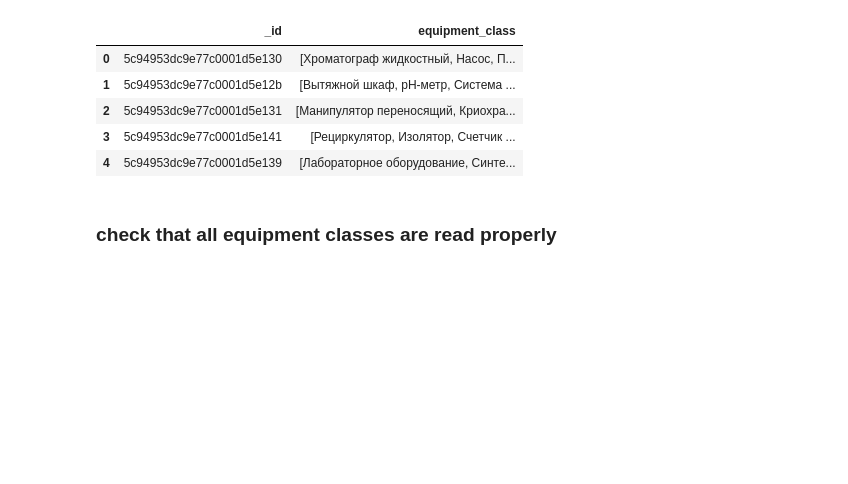
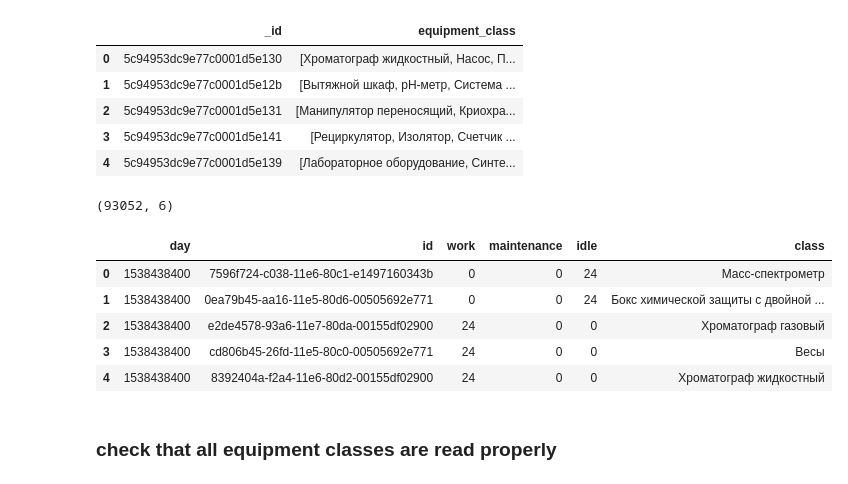
Before and after one commit to azolotukhin/biocad, a Jupyter notebook: analyse/vukw.ipynb, the cells around one changed output. Cells and saved outputs as stored; diff of their text form; code cells hidden in the pictures; blank space fills up the shorter version.

```diff
--- a/analyse/vukw.ipynb
+++ b/analyse/vukw.ipynb
@@ -94,6 +94,17 @@ product.head()
 | 2 | 5c94953dc9e77c0001d5e131 | [Манипулятор переносящий, Криохра... |
 | 3 | 5c94953dc9e77c0001d5e141 | [Рециркулятор, Изолятор, Счетчик ... |
 | 4 | 5c94953dc9e77c0001d5e139 | [Лабораторное оборудование, Синте... |
+# %%
+equipment_hist = read_file("../data/eq_hist_data.tsv")
+equipment_hist.head()
+# %% [output]
+(93052, 6)
+|  | day | id | work | maintenance | idle | class |
+| 0 | 1538438400 | 7596f724-c038-11e6-80c1-e1497160343b | 0 | 0 | 24 | Масс-спектрометр |
+| 1 | 1538438400 | 0ea79b45-aa16-11e5-80d6-00505692e771 | 0 | 0 | 24 | Бокс химической защиты с двойной ... |
+| 2 | 1538438400 | e2de4578-93a6-11e7-80da-00155df02900 | 24 | 0 | 0 | Хроматограф газовый |
+| 3 | 1538438400 | cd806b45-26fd-11e5-80c0-00505692e771 | 24 | 0 | 0 | Весы |
+| 4 | 1538438400 | 8392404a-f2a4-11e6-80d2-00155df02900 | 24 | 0 | 0 | Хроматограф жидкостный |
 # %% [markdown]
 ### check that all equipment classes are read properly
 # %%
```
Also changed, not shown: parts of 5 cells of this notebook.
